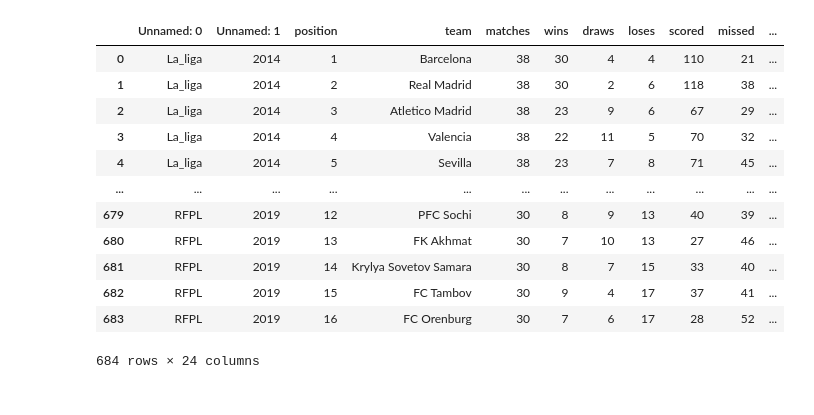
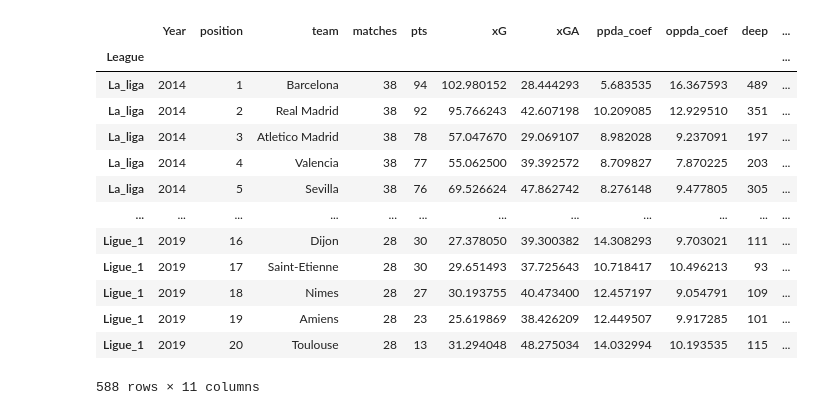
Before and after one commit to data301-2021-summer2/football-metrics-analysis, a Jupyter notebook: analysis/Chinmay Jain/LoadingData.ipynb, the cells around one changed output. Drawn from its saved outputs; the diff is of its cells as text; code cells hidden in the pictures.

```diff
--- a/analysis/Chinmay Jain/LoadingData.ipynb
+++ b/analysis/Chinmay Jain/LoadingData.ipynb
@@ -3,16 +5,26 @@ import pandas as pd
 # %%
-pd.read_csv("../../data/raw/understat.com.csv")
+df = pd.DataFrame(pd.read_csv("../../data/raw/understat.com.csv"))
-# %% [output]
-|  | Unnamed: 0 | Unnamed: 1 | position | team | matches | wins | draws | loses | scored | missed | ... |
-| 0 | La_liga | 2014 | 1 | Barcelona | 38 | 30 | 4 | 4 | 110 | 21 | ... |
-| 1 | La_liga | 2014 | 2 | Real Madrid | 38 | 30 | 2 | 6 | 118 | 38 | ... |
-| 2 | La_liga | 2014 | 3 | Atletico Madrid | 38 | 23 | 9 | 6 | 67 | 29 | ... |
-| 3 | La_liga | 2014 | 4 | Valencia | 38 | 22 | 11 | 5 | 70 | 32 | ... |
-| 4 | La_liga | 2014 | 5 | Sevilla | 38 | 23 | 7 | 8 | 71 | 45 | ... |
-| ... | ... | ... | ... | ... | ... | ... | ... | ... | ... | ... | ... |
-| 679 | RFPL | 2019 | 12 | PFC Sochi | 30 | 8 | 9 | 13 | 40 | 39 | ... |
-| 680 | RFPL | 2019 | 13 | FK Akhmat | 30 | 7 | 10 | 13 | 27 | 46 | ... |
-| 681 | RFPL | 2019 | 14 | Krylya Sovetov Samara | 30 | 8 | 7 | 15 | 33 | 40 | ... |
-| 682 | RFPL | 2019 | 15 | FC Tambov | 30 | 9 | 4 | 17 | 37 | 41 | ... |
-| 683 | RFPL | 2019 | 16 | FC Orenburg | 30 | 7 | 6 | 17 | 28 | 52 | ... |
-684 rows × 24 columns
+# %%
+df = df.drop(columns = ['wins', 'draws', 'loses','scored', 'missed','npxG', 'xG_diff', 'xGA_diff', 'npxGA', 'npxGD', 'xpts', 'xpts_diff'])
+# %%
+#
+df = df.rename(columns={'Unnamed: 0': 'League', 'Unnamed: 1':'Year'})
+# %%
+df= df.set_index('League')
+df= df.drop("RFPL")
+df
+# %% [output]
+|  | Year | position | team | matches | pts | xG | xGA | ppda_coef | oppda_coef | deep | ... |
+| League |  |  |  |  |  |  |  |  |  |  | ... |
+| La_liga | 2014 | 1 | Barcelona | 38 | 94 | 102.980152 | 28.444293 | 5.683535 | 16.367593 | 489 | ... |
+| La_liga | 2014 | 2 | Real Madrid | 38 | 92 | 95.766243 | 42.607198 | 10.209085 | 12.929510 | 351 | ... |
+| La_liga | 2014 | 3 | Atletico Madrid | 38 | 78 | 57.047670 | 29.069107 | 8.982028 | 9.237091 | 197 | ... |
+| La_liga | 2014 | 4 | Valencia | 38 | 77 | 55.062500 | 39.392572 | 8.709827 | 7.870225 | 203 | ... |
+| La_liga | 2014 | 5 | Sevilla | 38 | 76 | 69.526624 | 47.862742 | 8.276148 | 9.477805 | 305 | ... |
+| ... | ... | ... | ... | ... | ... | ... | ... | ... | ... | ... | ... |
+| Ligue_1 | 2019 | 16 | Dijon | 28 | 30 | 27.378050 | 39.300382 | 14.308293 | 9.703021 | 111 | ... |
+| Ligue_1 | 2019 | 17 | Saint-Etienne | 28 | 30 | 29.651493 | 37.725643 | 10.718417 | 10.496213 | 93 | ... |
+| Ligue_1 | 2019 | 18 | Nimes | 28 | 27 | 30.193755 | 40.473400 | 12.457197 | 9.054791 | 109 | ... |
+| Ligue_1 | 2019 | 19 | Amiens | 28 | 23 | 25.619869 | 38.426209 | 12.449507 | 9.917285 | 101 | ... |
+| Ligue_1 | 2019 | 20 | Toulouse | 28 | 13 | 31.294048 | 48.275034 | 14.032994 | 10.193535 | 115 | ... |
+588 rows × 11 columns
```
Also changed, not shown: parts of 7 cells of this notebook, 2 other files.
